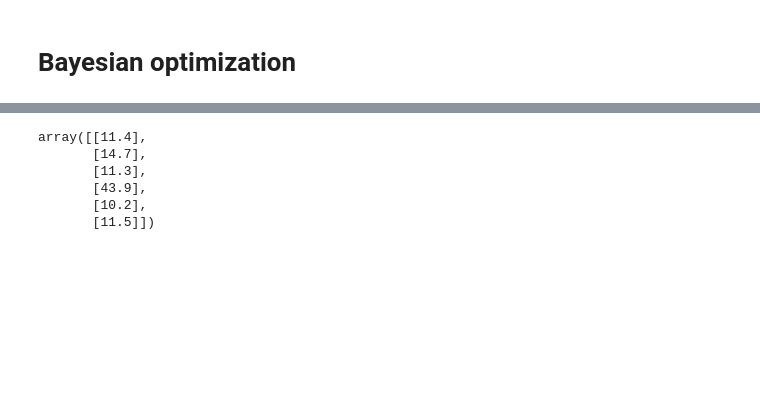
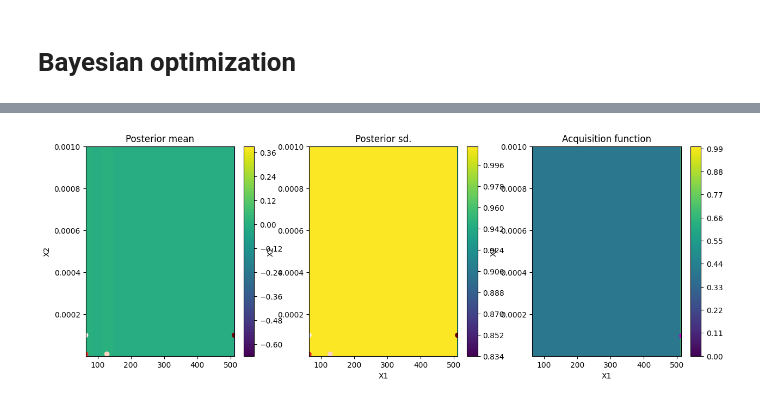
Before and after one commit to jozgu/02463_miniproject01_CIFAR10, a Jupyter notebook: CNN.ipynb, the cells around one changed output, grey strips where cells are left out. Drawn from its saved outputs; the diff is of its cells as text; code cells hidden in the pictures; blank space fills up the shorter version.

```diff
--- a/CNN.ipynb
+++ b/CNN.ipynb
@@ -285,9 +377,4 @@ Best parameters: [2.56e+02 1.00e-06]
 # %%
-opt.Y
+opt.plot_acquisition()
 # %% [output]
-array([[11.4],
-       [14.7],
-       [11.3],
-       [43.9],
-       [10.2],
-       [11.5]])
+[figure, added]
```
Also changed, not shown: parts of 10 cells of this notebook, 2 other files.
